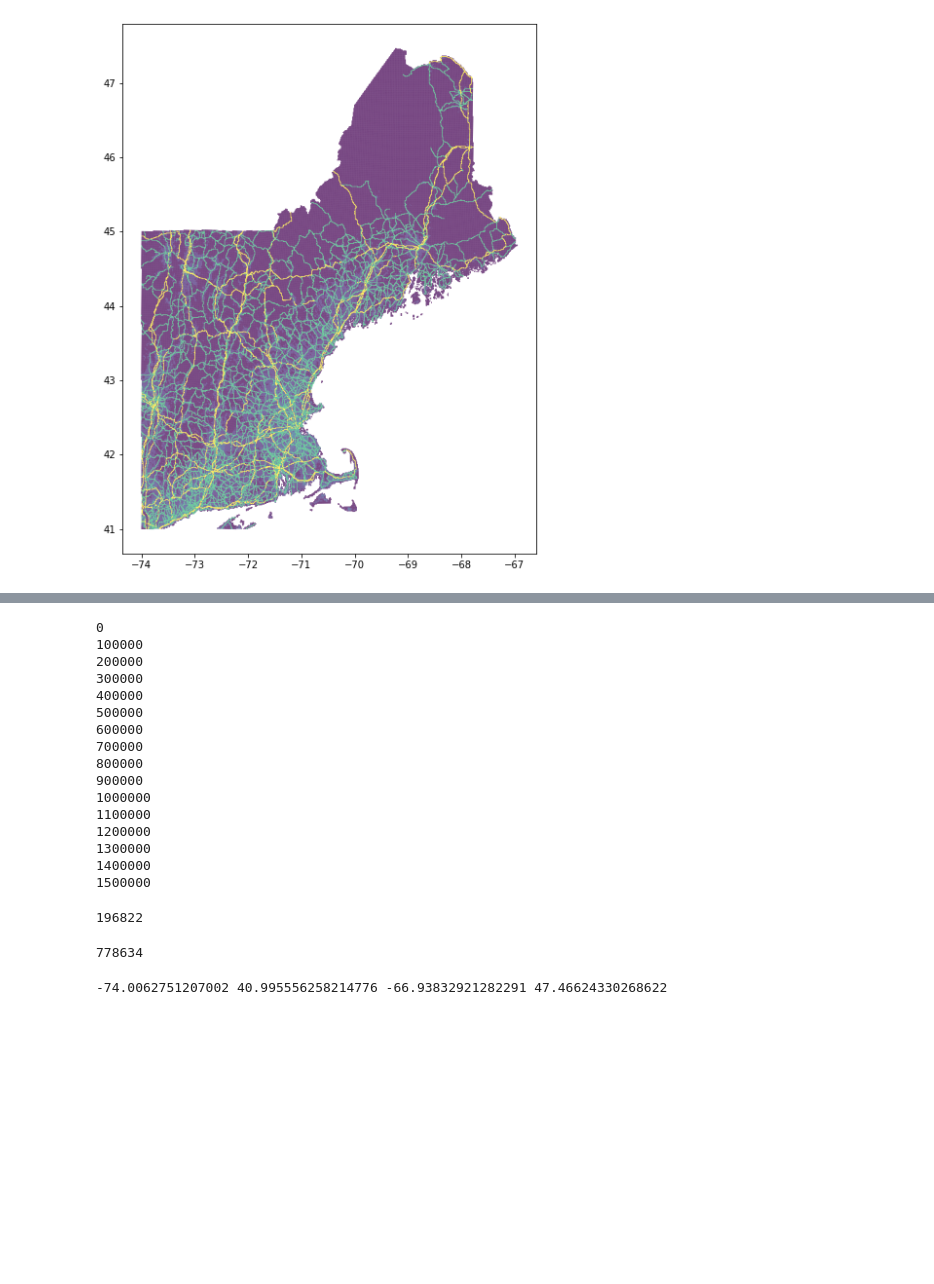
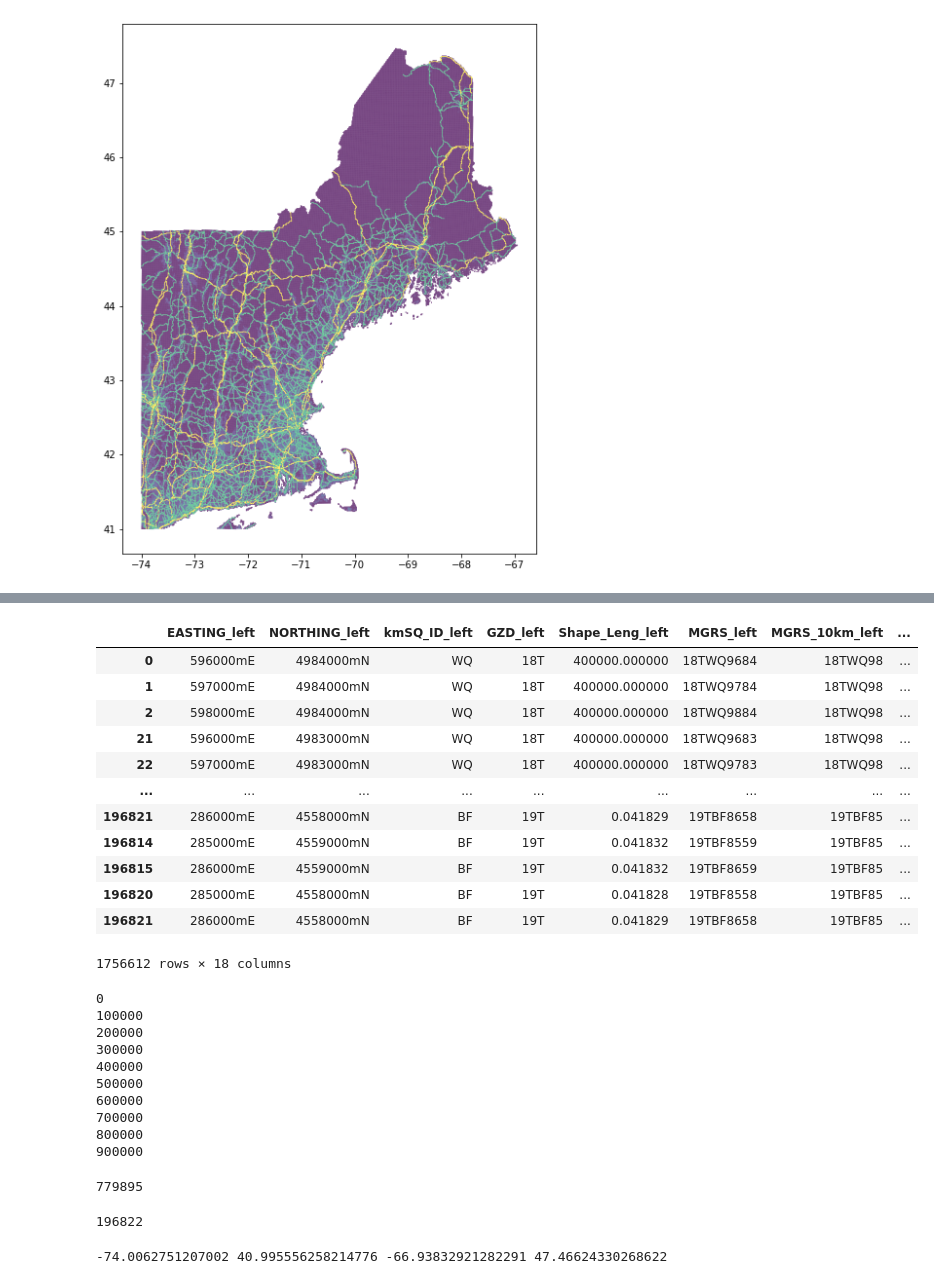
Before and after one commit to Alex967CW/remote-sensing-final, a Jupyter notebook: final_exercise_reference.ipynb, the cells around one changed output, grey strips where cells are left out. Drawn from its saved outputs; the diff is of its cells as text; code cells hidden in the pictures; blank space fills up the shorter version.

```diff
--- a/final_exercise_reference.ipynb
+++ b/final_exercise_reference.ipynb
@@ -118,3 +118,20 @@ edges
+# %%
+edges = gpd.sjoin(game_grid, game_grid_copy, how='inner', op='intersects')
+edges
+# %% [output]
+|  | EASTING_left | NORTHING_left | kmSQ_ID_left | GZD_left | Shape_Leng_left | MGRS_left | MGRS_10km_left | ... |
+| 0 | 596000mE | 4984000mN | WQ | 18T | 400000.000000 | 18TWQ9684 | 18TWQ98 | ... |
+| 1 | 597000mE | 4984000mN | WQ | 18T | 400000.000000 | 18TWQ9784 | 18TWQ98 | ... |
+| 2 | 598000mE | 4984000mN | WQ | 18T | 400000.000000 | 18TWQ9884 | 18TWQ98 | ... |
+| 21 | 596000mE | 4983000mN | WQ | 18T | 400000.000000 | 18TWQ9683 | 18TWQ98 | ... |
+| 22 | 597000mE | 4983000mN | WQ | 18T | 400000.000000 | 18TWQ9783 | 18TWQ98 | ... |
+| ... | ... | ... | ... | ... | ... | ... | ... | ... |
+| 196821 | 286000mE | 4558000mN | BF | 19T | 0.041829 | 19TBF8658 | 19TBF85 | ... |
+| 196814 | 285000mE | 4559000mN | BF | 19T | 0.041832 | 19TBF8559 | 19TBF85 | ... |
+| 196815 | 286000mE | 4559000mN | BF | 19T | 0.041832 | 19TBF8659 | 19TBF85 | ... |
+| 196820 | 285000mE | 4558000mN | BF | 19T | 0.041828 | 19TBF8558 | 19TBF85 | ... |
+| 196821 | 286000mE | 4558000mN | BF | 19T | 0.041829 | 19TBF8658 | 19TBF85 | ... |
+1756612 rows × 18 columns
 # %%
 graph = nx.Graph()
 for i, r in game_grid.iterrows():
@@ -128,10 +145,9 @@ for i, r in edges.iterrows():
     node1 = r['MGRS_left']
     node2 = r['MGRS_right']
 
-    if(r['EASTING_left'] == r['EASTING_right'] or r['NORTHING_left'] == r['NORTHING_right']):
-        edge_weight = 20. / (r['transport_score_left'] + r['transport_score_right'])
-        if(node1 != node2):
-            graph.add_edge(node1, node2, weight=edge_weight)
+    edge_weight = 20. / (r['transport_score_left'] + r['transport_score_right'])
+    if(node1 != node2):
+        graph.add_edge(node1, node2, weight=edge_weight)
     count += 1
 # %% [output]
 0
@@ -144,17 +160,11 @@ for i, r in edges.iterrows():
 700000
 800000
 900000
-1000000
-1100000
-1200000
-1300000
-1400000
-1500000
+# %%
+len(graph.edges())
+# %% [output]
+779895
 # %%
 len(graph.nodes())
 # %% [output]
 196822
-# %%
-len(graph.edges())
-# %% [output]
-778634
```
Also changed, not shown: parts of 16 cells of this notebook.
